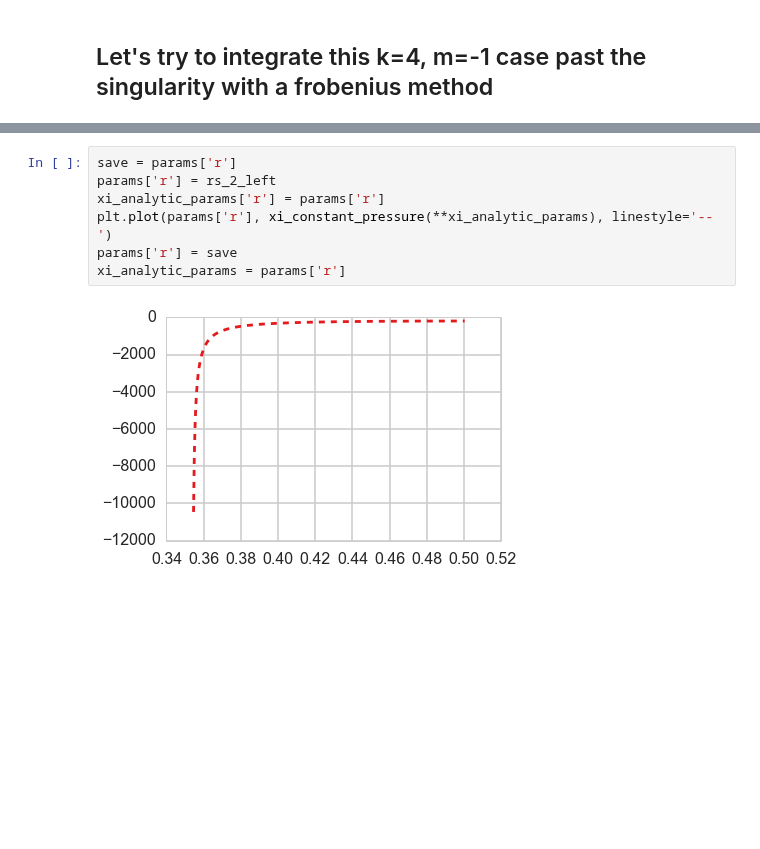
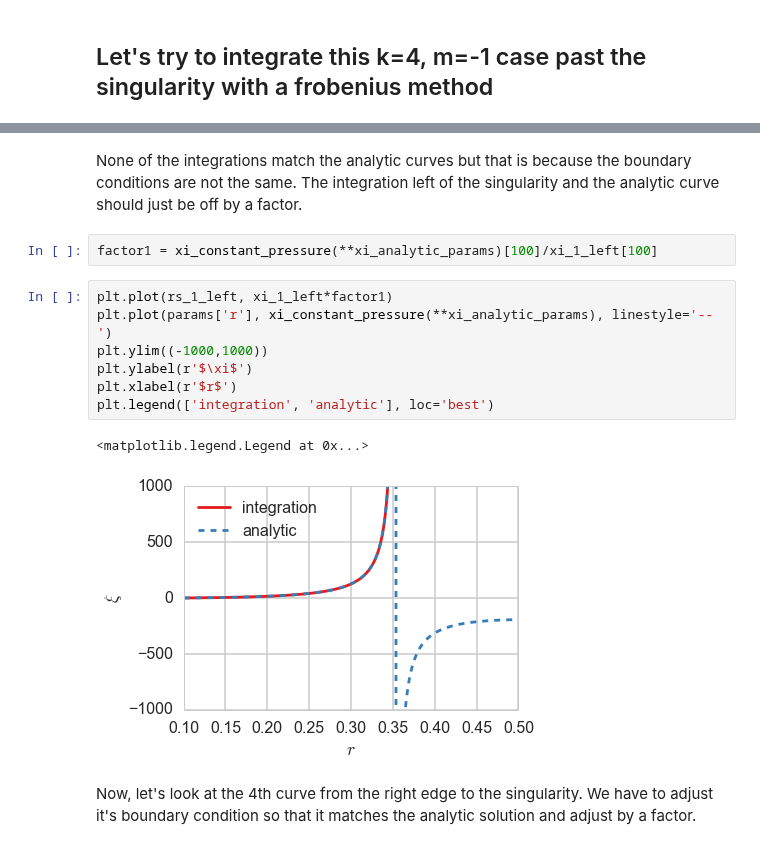
Before and after one commit to jensv/fluxtubestability, a Jupyter notebook: ipython_notebooks/constant_pressure_newcomb_bessel.ipynb, the cells around one changed output, grey strips where cells are left out. Saved outputs shown, nothing was run; the diff lists cells and outputs as text; blank space fills up the shorter version.

```diff
--- a/ipython_notebooks/constant_pressure_newcomb_bessel.ipynb
+++ b/ipython_notebooks/constant_pressure_newcomb_bessel.ipynb
@@ -254,9 +257,17 @@ plt.plot(rs_2_right, xi_2_right)
-# %%
-save = params['r']
-params['r'] = rs_2_left
-xi_analytic_params['r'] = params['r']
-plt.plot(params['r'], xi_constant_pressure(**xi_analytic_params), linestyle='--')
-params['r'] = save
-xi_analytic_params = params['r']
-# %% [output]
-[figure, removed]
+# %% [markdown]
+None of the integrations match the analytic curves but that is because the boundary conditions are not the same.
+The integration left of the singularity and the analytic curve should just be off by a factor.
+# %%
+factor1 = xi_constant_pressure(**xi_analytic_params)[100]/xi_1_left[100]
+# %%
+plt.plot(rs_1_left, xi_1_left*factor1)
+plt.plot(params['r'], xi_constant_pressure(**xi_analytic_params), linestyle='--')
+plt.ylim((-1000,1000))
+plt.ylabel(r'$\xi$')
+plt.xlabel(r'$r$')
+plt.legend(['integration', 'analytic'], loc='best')
+# %% [output]
+<matplotlib.legend.Legend at 0x...>
+[figure, added]
+# %% [markdown]
+Now, let's look at the 4th curve from the right edge to the singularity. We have to adjust it's boundary condition so that it matches the analytic solution and adjust by a factor.
```
Also changed, not shown: parts of 22 cells of this notebook.
